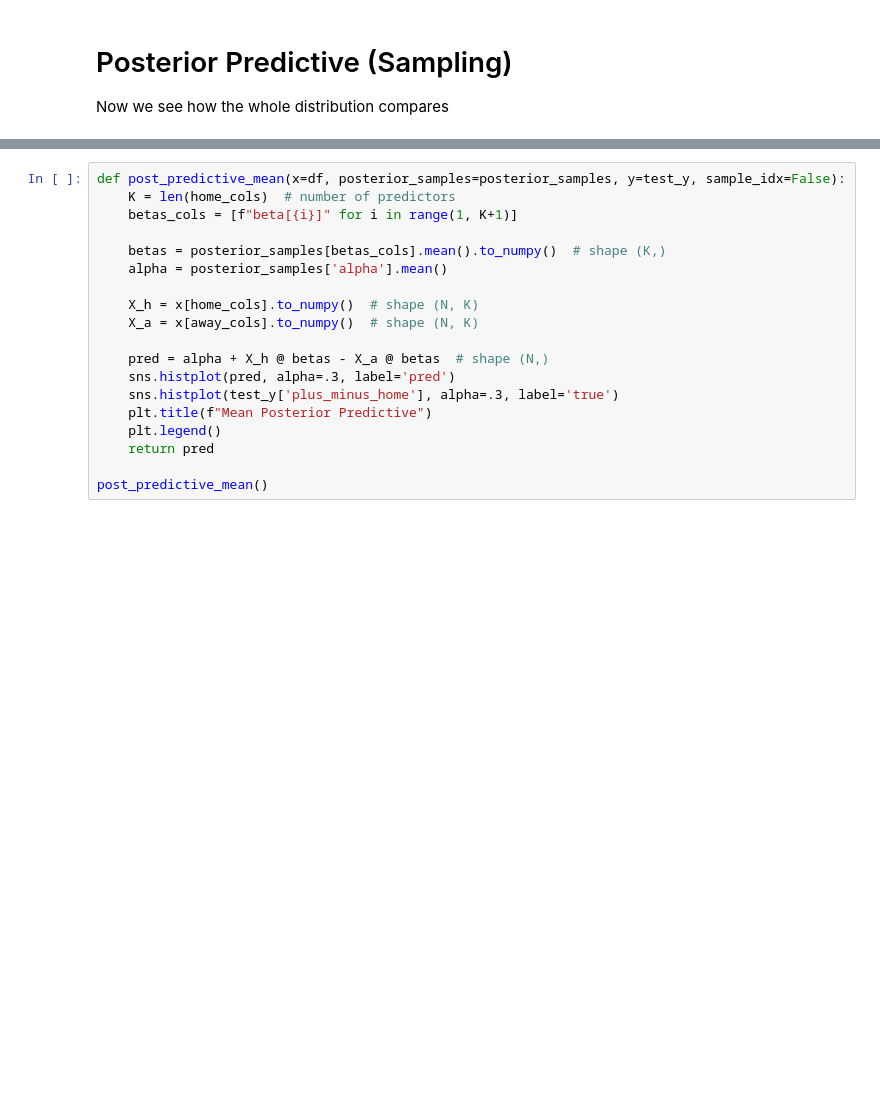
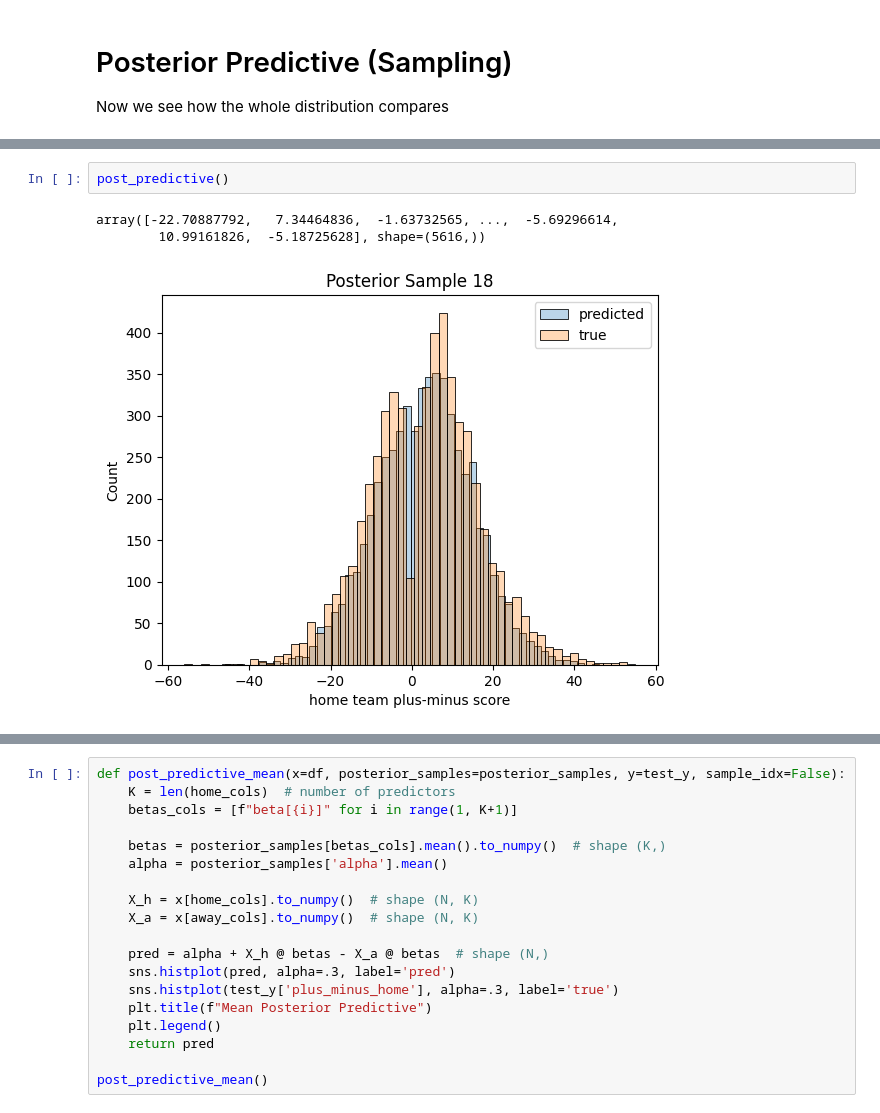
Before and after one commit to FWJK1/bayesketball, a Jupyter notebook: src/vallidation_test.ipynb, the cells around one changed output, grey strips where cells are left out. Drawn from its saved outputs; the diff is of its cells as text; blank space fills up the shorter version.

```diff
--- a/src/vallidation_test.ipynb
+++ b/src/vallidation_test.ipynb
@@ -138,0 +142,6 @@ array([-22.47574839,   7.10609052,  -1.62538833, ...,  -5.94296303,
+# %%
+post_predictive()
+# %% [output]
+array([-22.70887792,   7.34464836,  -1.63732565, ...,  -5.69296614,
+        10.99161826,  -5.18725628], shape=(5616,))
+[figure, added]
```
Also changed, not shown: parts of 5 cells of this notebook, 5 other files.
